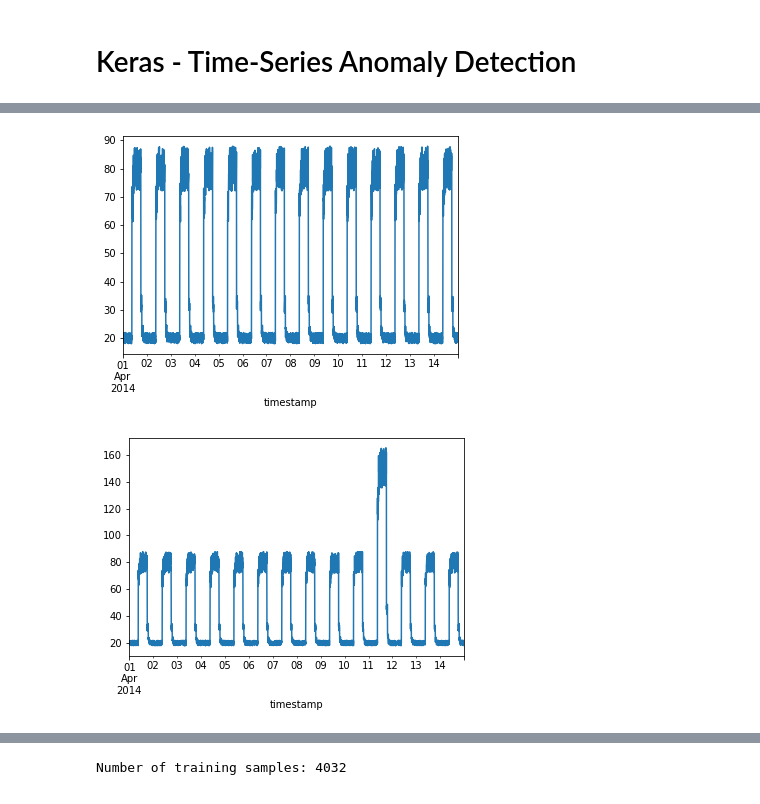
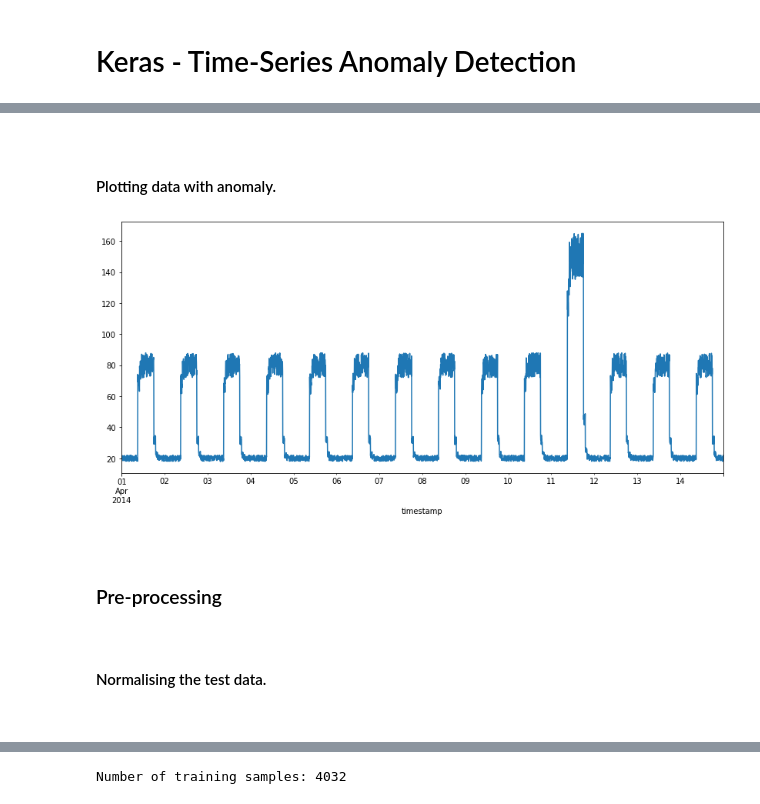
Before and after one commit to RYANCOX00/mach_stats_coursework, a Jupyter notebook: keras_time_anomaly.ipynb, the cells around one changed output, grey strips where cells are left out. Cells and saved outputs as stored; diff of their text form; code cells hidden in the pictures.

```diff
--- a/keras_time_anomaly.ipynb
+++ b/keras_time_anomaly.ipynb
@@ -21 +46,10 @@ from matplotlib import pyplot as plt
 <br>
+# %%
+# Root url of data.
+root_url = "https://raw.githubusercontent.com/numenta/NAB/master/data/"
+
+# Data file without anomaly.
+no_anomaly_url = root_url + "artificialNoAnomaly/art_daily_small_noise.csv"
+
+# Data file with anomaly.
+with_anomaly_url = root_url + "artificialWithAnomaly/art_daily_jumpsup.csv"
@@ -35,0 +93,3 @@ df_daily_jumpsup = pd.read_csv(
+# %%
+# Reading in file with anomaly.
+df_daily_jumpsup = pd.read_csv(with_anomaly_url, parse_dates=True, index_col="timestamp")
@@ -55,12 +111,21 @@ timestamp
-# %%
-fig, ax = plt.subplots()
-df_small_noise.plot(legend=False, ax=ax)
-plt.show()
-# %% [output]
-[figure, removed]
+# %% [markdown]
+<br>
+
+#### Plotting data with anomaly.
 # %%
-fig, ax = plt.subplots()
-df_daily_jumpsup.plot(legend=False, ax=ax)
-plt.show()
+# Plotting as subplot, setting fig size to 14,6.
+fig, ax = plt.subplots(figsize =(14,6))
+
+# Plotting dataframe on single axis.  Legend = false as its not useful.
+df_daily_jumpsup.plot(legend=False, ax=ax);
 # %% [output]
-[figure, old version]
+[figure, new version]
+# %% [markdown]
+<br>
+
+### Pre-processing
+
+<br>
+
+#### Normalising the test data.
+<br>
```
Also changed, not shown: parts of 47 cells of this notebook.
